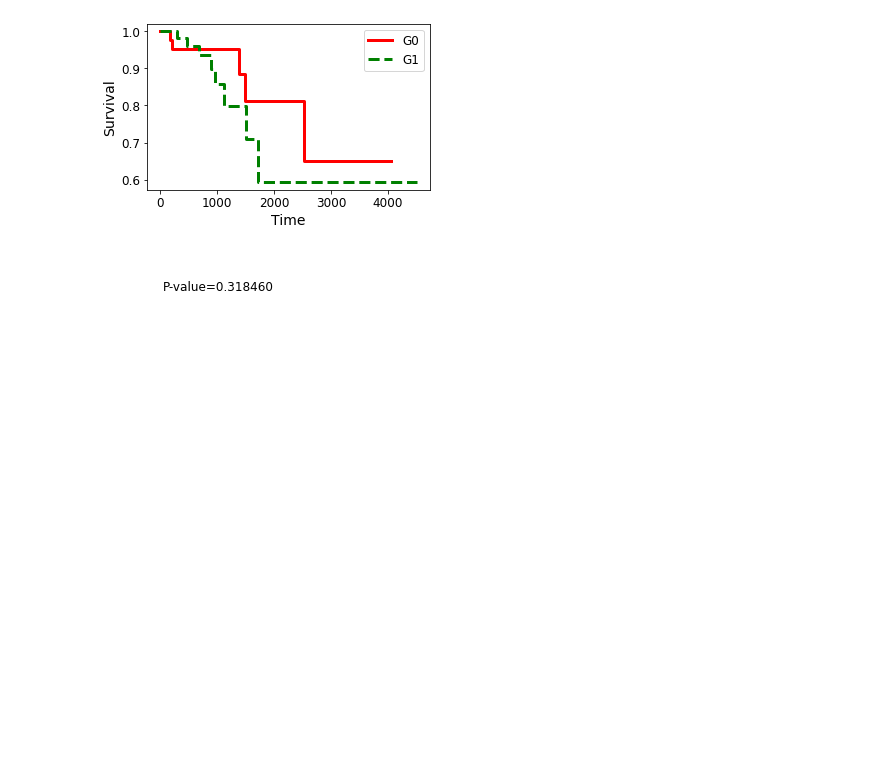
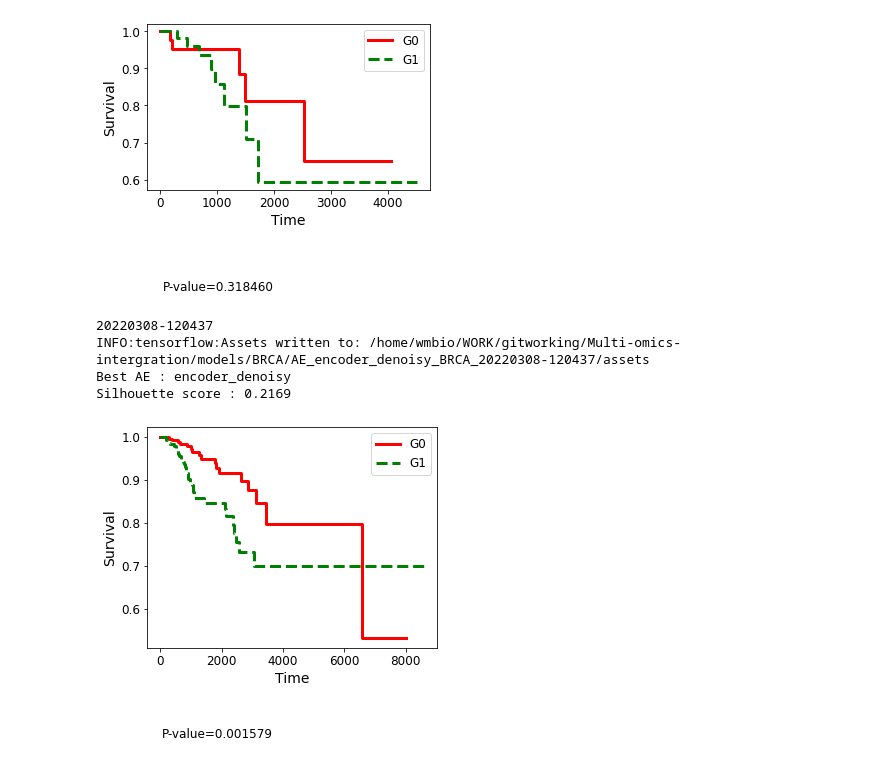
Before and after one commit to Jin0331/Multi-omics-intergration, a Jupyter notebook: src/legacy/Multi-omics-integration-subgroup.ipynb, the cells around one changed output. Saved outputs shown, nothing was run; the diff lists cells and outputs as text; code cells hidden in the pictures; blank space fills up the shorter version.

```diff
--- a/src/legacy/Multi-omics-integration-subgroup.ipynb
+++ b/src/legacy/Multi-omics-integration-subgroup.ipynb
@@ -14,5 +12,5 @@ os.chdir("/home/wmbio/")
 # %%
-CANCER_TYPE = "COAD"
+CANCER_TYPE = "BRCA"
 RAW_file_path = os.getcwd() + "/RAW_DATA/"
 PKL_file_path = os.getcwd() + "/pkl/"
 MODEL_PATH = os.getcwd() + "/models/"
@@ -102,3 +100,74 @@ INFO:tensorflow:Assets written to: /home/wmbio/WORK/gitworking/Multi-omics-inter
 Best AE : encoder_denoisy
 Silhouette score : 0.3471
 [figure]
+# %%
+log_pvalue_l, silhouette_score_l, rna_anovar_f1, rna_rf_f1 = [], [], [], []
+mirna_anovar_f1, mirna_rf_f1, mt_anovar_f1, mt_rf_f1 = [], [], [], []
+file_name = []
+
+FILE_NAME = datetime.datetime.now().strftime("%Y%m%d-%H%M%S")
+#SAMPLE_GROUP = GROUP_PHTH + CANCER_TYPE + "_GROUP_" + FILE_NAME + ".txt"
+file_name.append(FILE_NAME)
+print(FILE_NAME)
+
+## AE(vanilla, sparse, denoisy) - Model compile & Fit
+encoder_vanilla = run_ae(X_train=X_train, X_test=X_test, tensorboard_path=TENSORBOARD_PATH)
+encoder_sparse = run_ae_sparse(X_train=X_train, X_test=X_test, tensorboard_path=TENSORBOARD_PATH)
+encoder_denoisy = run_ae_denoisy(X_train=X_train, X_test=X_test, tensorboard_path=TENSORBOARD_PATH)
+
+group, silhouette_score = best_ae_model(model_list=[encoder_vanilla, encoder_sparse, encoder_denoisy], o=omics,
+              group_path=GROUP_PHTH, model_path=MODEL_PATH, cancer_type=CANCER_TYPE, file_name=FILE_NAME)
+# %% [output]
+20220308-120437
+INFO:tensorflow:Assets written to: /home/wmbio/WORK/gitworking/Multi-omics-intergration/models/BRCA/AE_encoder_denoisy_BRCA_20220308-120437/assets
+Best AE : encoder_denoisy
+Silhouette score : 0.2169
+# %%
+## Sub-group Evalutation
+### load preprocess data
+omics_preprocess = load_preprocess_tcga_dataset(pkl_path=PKL_file_path, raw_path=RAW_file_path, group=group, norm=True,
+                                               cancer_type=CANCER_TYPE)
+
+### Feature Selection(Anova, RandomForest) for SVM
+feature_result = feature_selection_svm(data_type=["rna", "mirna", "mt"], o=omics_preprocess)
+
+### Survival Analysis - logranktest
+log_pvalue = log_rank_test(df=omics_preprocess["omics"], png_path=PNG_PATH, file_name=FILE_NAME)
+
+### Score
+log_pvalue_l.append(log_pvalue)
+silhouette_score_l.append(silhouette_score)
+
+rna_anovar_f1.append(feature_result["rna"][0][2])
+rna_rf_f1.append(feature_result["rna"][1][2])
+
+mirna_anovar_f1.append(feature_result["mirna"][0][2])
+mirna_rf_f1.append(feature_result["mirna"][1][2])
+
+mt_anovar_f1.append(feature_result["mt"][0][2])
+mt_rf_f1.append(feature_result["mt"][1][2])
+
+# session clear
+gc.collect()
+
+# Write Score DF
+score_df = pd.DataFrame({
+'FILENAME' : file_name,
+'Log Rank Test' : log_pvalue_l,
+'Silhouette' : silhouette_score_l,
+'RNA_ANOVA_F1' : rna_anovar_f1,
+'RNA_RF_F1' : rna_rf_f1,
+'miRNA_ANOVA_F1' : mirna_anovar_f1,
+'miRNA_RF_F1' : mirna_rf_f1,
+'Methylation_ANOVA_F1' : mt_anovar_f1,
+'Methylation_RF_F1' : mt_rf_f1
+})
+
+# # score table
+# if not os.path.exists(GROUP_VALIDATION_PATH):
+#     Path(GROUP_VALIDATION_PATH).mkdir(parents=True, exist_ok=True)
+#     score_df.to_csv(GROUP_VALIDATION_PATH + "test_validation.csv", index=False, mode='w')
+# else:
+#     score_df.to_csv(GROUP_VALIDATION_PATH + "test_validation.csv", index=False, mode='a', header=False)
+# %% [output]
+[figure, added]
```
Also changed, not shown: parts of 2 cells of this notebook, 3 other files.
